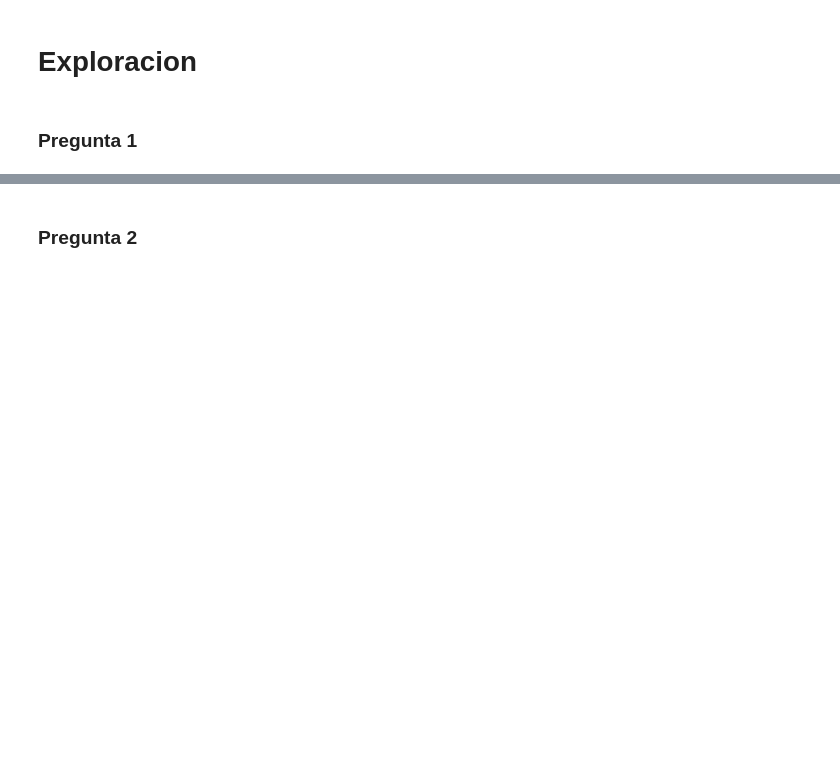
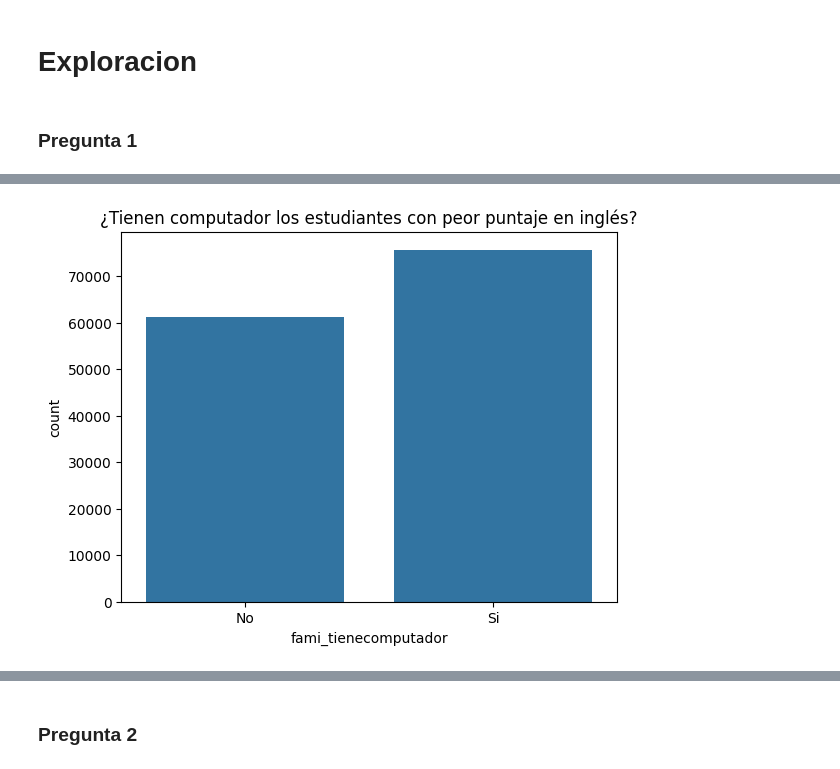
Before and after one commit to WilliamBayona/actd-proyecto2, a Jupyter notebook: limpieza_y_exploracion.ipynb, the cells around one changed output, grey strips where cells are left out. Drawn from its saved outputs; the diff is of its cells as text; code cells hidden in the pictures; blank space fills up the shorter version.

```diff
--- a/limpieza_y_exploracion.ipynb
+++ b/limpieza_y_exploracion.ipynb
@@ -803,0 +847,6 @@ agrupado.to_csv("promedios_por_colegio.csv", index=False)
+# %%
+sns.countplot(data=df1[df1["materia_menor_puntaje"] == "punt_ingles"], x="fami_tienecomputador")
+plt.title("¿Tienen computador los estudiantes con peor puntaje en inglés?")
+plt.show()
+# %% [output]
+[figure, added]
```
Also changed, not shown: parts of 10 cells of this notebook.
